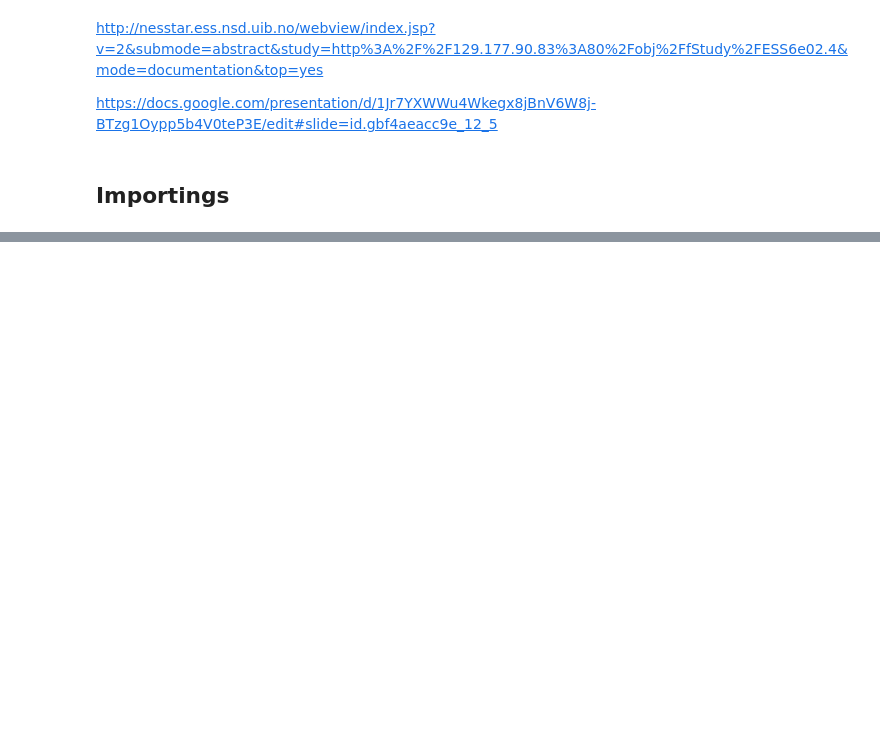
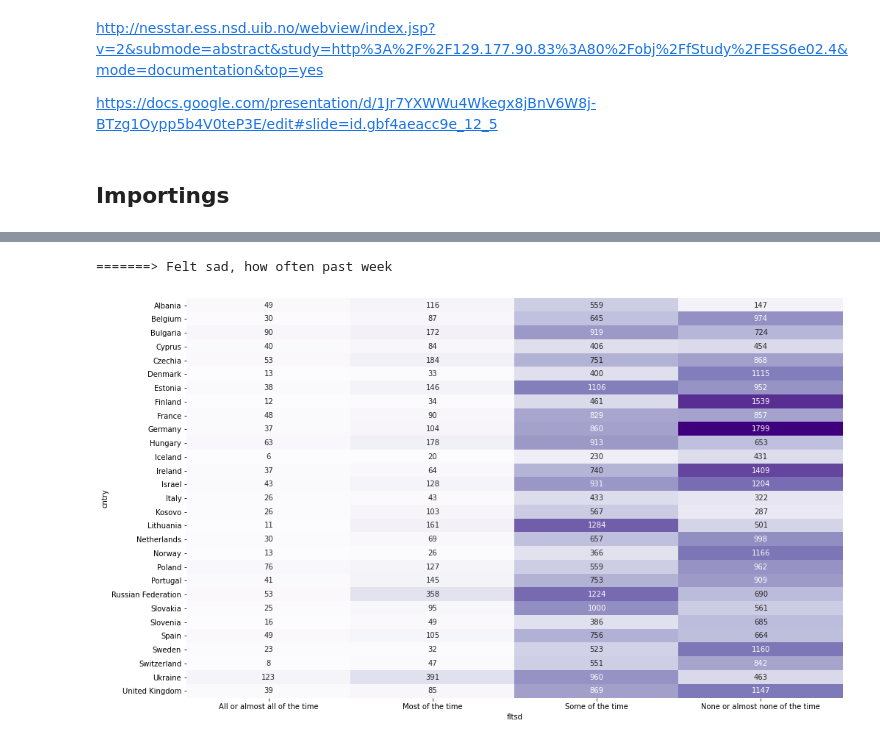
Before and after one commit to hasansalimkanmaz/data-visualization-course-assignment, a Jupyter notebook: Ossamu - EDA.ipynb, the cells around one changed output, grey strips where cells are left out. Drawn from its saved outputs; the diff is of its cells as text; code cells hidden in the pictures; blank space fills up the shorter version.

```diff
--- a/Ossamu - EDA.ipynb
+++ b/Ossamu - EDA.ipynb
@@ -235,0 +164,6 @@ https://medium.com/datarisk-io/entenda-como-a-an%C3%A1lise-fatorial-pode-ajudar-
+# %%
+plot_pivot_table(df, 'fltsd', values='employed', categories=['All or almost all of the time','Most of the time', 'Some of the time',
+                                          'None or almost none of the time'], cmap='Purples')
+# %% [output]
+=======> Felt sad, how often past week
+[figure, added]
```
Also changed, not shown: parts of 59 cells of this notebook.
